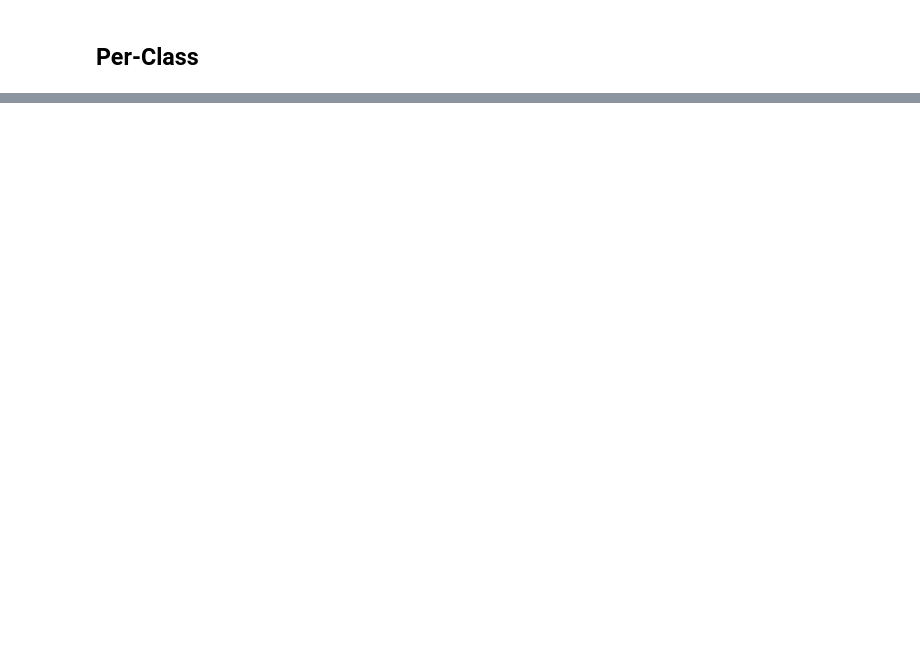
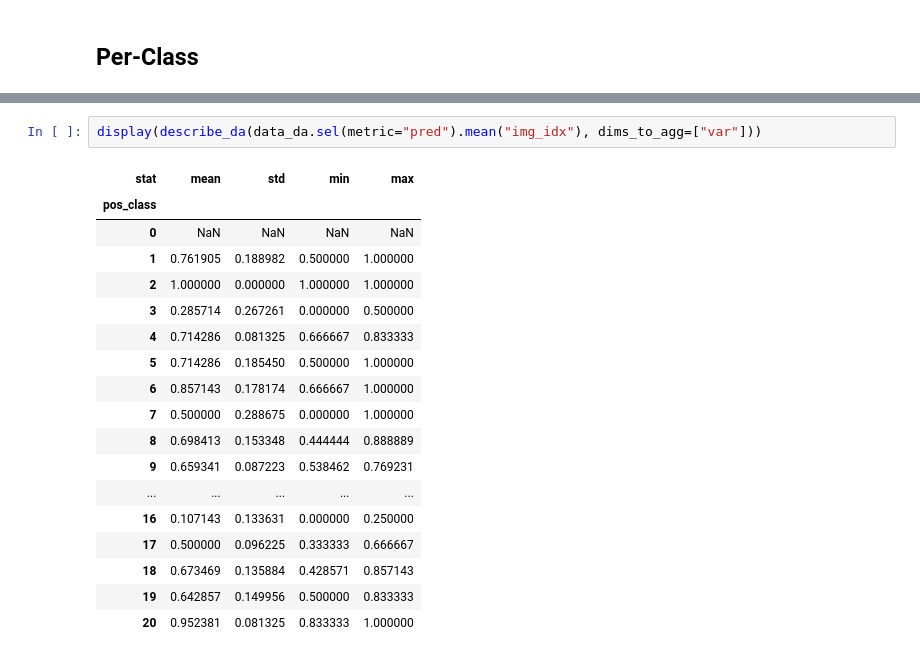
Before and after one commit to Luca-Olivieri/training-text-description-loss, a Jupyter notebook: src/notebooks/assess_class_split_diff.ipynb, the cells around one changed output, grey strips where cells are left out. Saved outputs shown, nothing was run; the diff lists cells and outputs as text; blank space fills up the shorter version.

```diff
--- a/src/notebooks/assess_class_split_diff.ipynb
+++ b/src/notebooks/assess_class_split_diff.ipynb
@@ -150,0 +90,21 @@ df_pred_prs_per_class = df_pred_prs_per_class.sort_values(by=['counts', "img_idx
+# %%
+display(describe_da(data_da.sel(metric="pred").mean("img_idx"), dims_to_agg=["var"]))
+# %% [output]
+| stat | mean | std | min | max |
+| pos_class |  |  |  |  |
+| 0 | NaN | NaN | NaN | NaN |
+| 1 | 0.761905 | 0.188982 | 0.500000 | 1.000000 |
+| 2 | 1.000000 | 0.000000 | 1.000000 | 1.000000 |
+| 3 | 0.285714 | 0.267261 | 0.000000 | 0.500000 |
+| 4 | 0.714286 | 0.081325 | 0.666667 | 0.833333 |
+| 5 | 0.714286 | 0.185450 | 0.500000 | 1.000000 |
+| 6 | 0.857143 | 0.178174 | 0.666667 | 1.000000 |
+| 7 | 0.500000 | 0.288675 | 0.000000 | 1.000000 |
+| 8 | 0.698413 | 0.153348 | 0.444444 | 0.888889 |
+| 9 | 0.659341 | 0.087223 | 0.538462 | 0.769231 |
+| ... | ... | ... | ... | ... |
+| 16 | 0.107143 | 0.133631 | 0.000000 | 0.250000 |
+| 17 | 0.500000 | 0.096225 | 0.333333 | 0.666667 |
+| 18 | 0.673469 | 0.135884 | 0.428571 | 0.857143 |
+| 19 | 0.642857 | 0.149956 | 0.500000 | 0.833333 |
+| 20 | 0.952381 | 0.081325 | 0.833333 | 1.000000 |
```
Also changed, not shown: parts of 20 cells of this notebook, 15 other files.
